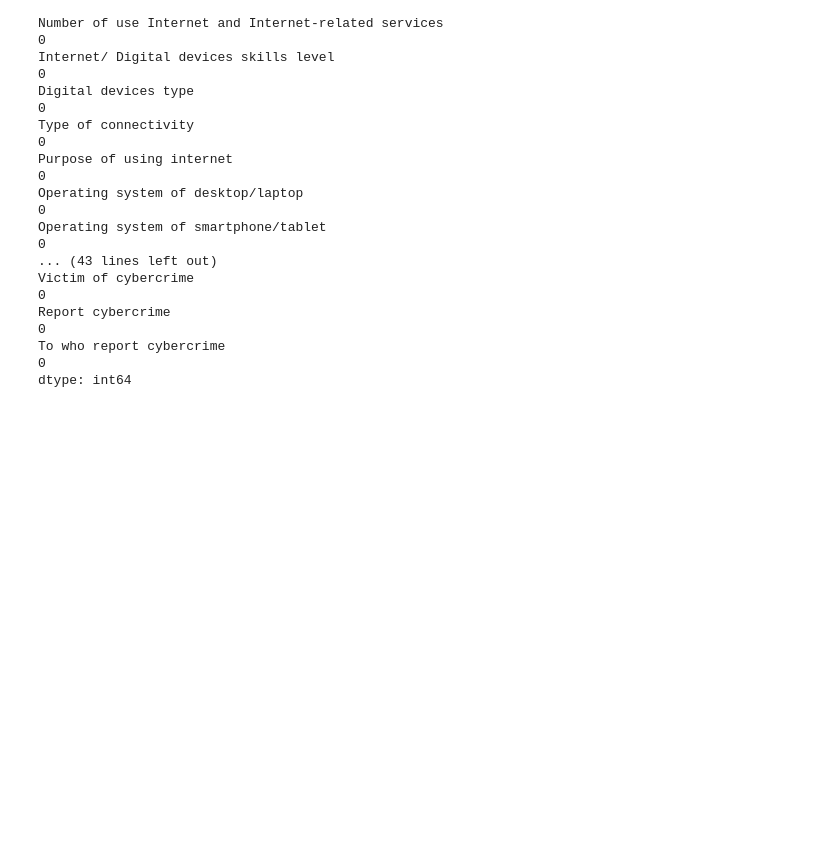
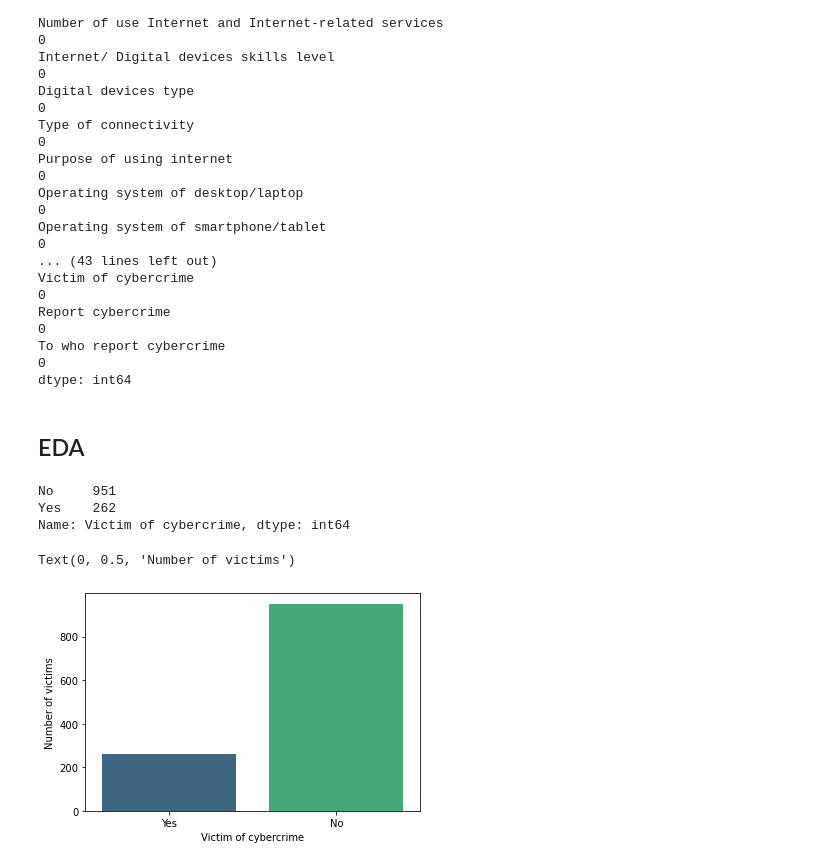
Before and after one commit to Hala-Alsouly/SDA-Capstone, a Jupyter notebook: Data cleaning and EDA.ipynb, the cells around one changed output. Cells and saved outputs as stored; diff of their text form; code cells hidden in the pictures; blank space fills up the shorter version.

```diff
--- a/Data cleaning and EDA.ipynb
+++ b/Data cleaning and EDA.ipynb
@@ -776,3 +778,18 @@ To who report cybercrime
 dtype: int64
 # %%
 df.to_csv('Cleaned data.csv', index=False)
+# %% [markdown]
+## EDA
+# %%
+df['Victim of cybercrime'].value_counts() # TARGET
+# %% [output]
+No     951
+Yes    262
+Name: Victim of cybercrime, dtype: int64
+# %%
+# first ploting the TARGET
+A = sns.countplot(data=df, x='Victim of cybercrime', palette="viridis")
+A.set_ylabel('Number of victims')
+# %% [output]
+Text(0, 0.5, 'Number of victims')
+[figure, added]
```
Also changed, not shown: parts of 37 cells of this notebook.
